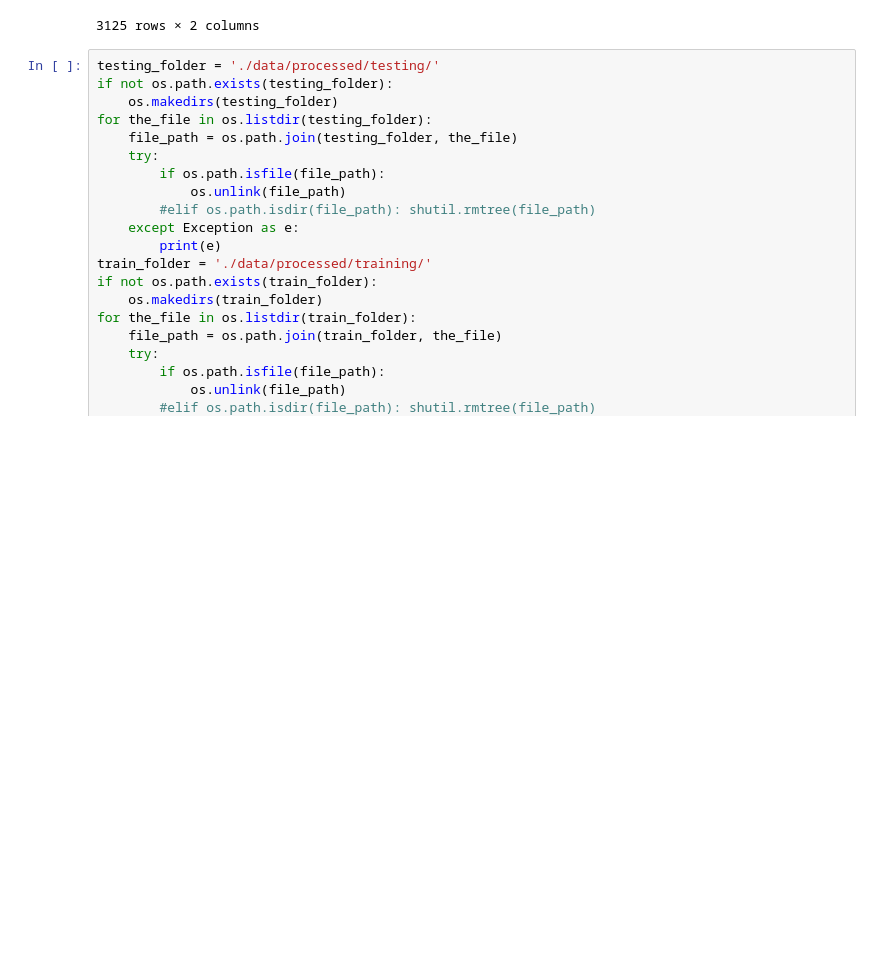
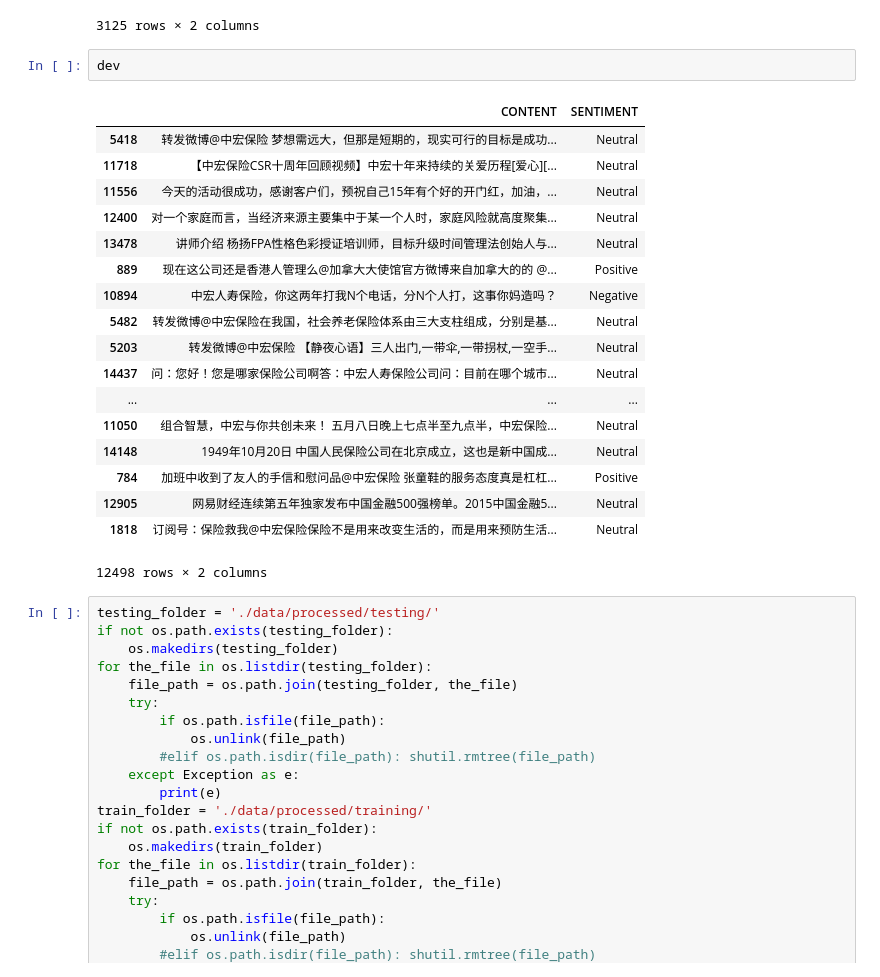
Before and after one commit to zbxzc35/zh_cnn_text_classify, a Jupyter notebook: data_preparation.ipynb, the cells around one changed output. Cells and saved outputs as stored; diff of their text form; blank space fills up the shorter version.

```diff
--- a/data_preparation.ipynb
+++ b/data_preparation.ipynb
@@ -85,6 +85,27 @@ test
 | 14951 | 五月在一片繁花绿树中走来，温暖的阳光照耀着大地，它是全世界劳动人民... | Neutral |
 | 6598 | 转发微博@中宏保险[保险小贴士]保险产品的选购应结合年龄特点、婚姻... | Neutral |
 3125 rows × 2 columns
+# %%
+dev
+# %% [output]
+|  | CONTENT | SENTIMENT |
+| 5418 | 转发微博@中宏保险 梦想需远大，但那是短期的，现实可行的目标是成功... | Neutral |
+| 11718 | 【中宏保险CSR十周年回顾视频】中宏十年来持续的关爱历程[爱心][... | Neutral |
+| 11556 | 今天的活动很成功，感谢客户们，预祝自己15年有个好的开门红，加油，... | Neutral |
+| 12400 | 对一个家庭而言，当经济来源主要集中于某一个人时，家庭风险就高度聚集... | Neutral |
+| 13478 | 讲师介绍 杨扬FPA性格色彩授证培训师，目标升级时间管理法创始人与... | Neutral |
+| 889 | 现在这公司还是香港人管理么@加拿大大使馆官方微博来自加拿大的的 @... | Positive |
+| 10894 | 中宏人寿保险，你这两年打我N个电话，分N个人打，这事你妈造吗？ | Negative |
+| 5482 | 转发微博@中宏保险在我国，社会养老保险体系由三大支柱组成，分别是基... | Neutral |
+| 5203 | 转发微博@中宏保险 【静夜心语】三人出门,一带伞,一带拐杖,一空手... | Neutral |
+| 14437 | 问：您好！您是哪家保险公司啊答：中宏人寿保险公司问：目前在哪个城市... | Neutral |
+| ... | ... | ... |
+| 11050 | 组合智慧，中宏与你共创未来！ 五月八日晚上七点半至九点半，中宏保险... | Neutral |
+| 14148 | 1949年10月20日 中国人民保险公司在北京成立，这也是新中国成... | Neutral |
+| 784 | 加班中收到了友人的手信和慰问品@中宏保险 张童鞋的服务态度真是杠杠... | Positive |
+| 12905 | 网易财经连续第五年独家发布中国金融500强榜单。2015中国金融5... | Neutral |
+| 1818 | 订阅号：保险救我@中宏保险保险不是用来改变生活的，而是用来预防生活... | Neutral |
+12498 rows × 2 columns
 # %%
 testing_folder = './data/processed/testing/'
 if not os.path.exists(testing_folder):
```
Also changed, not shown: 2 other files.
